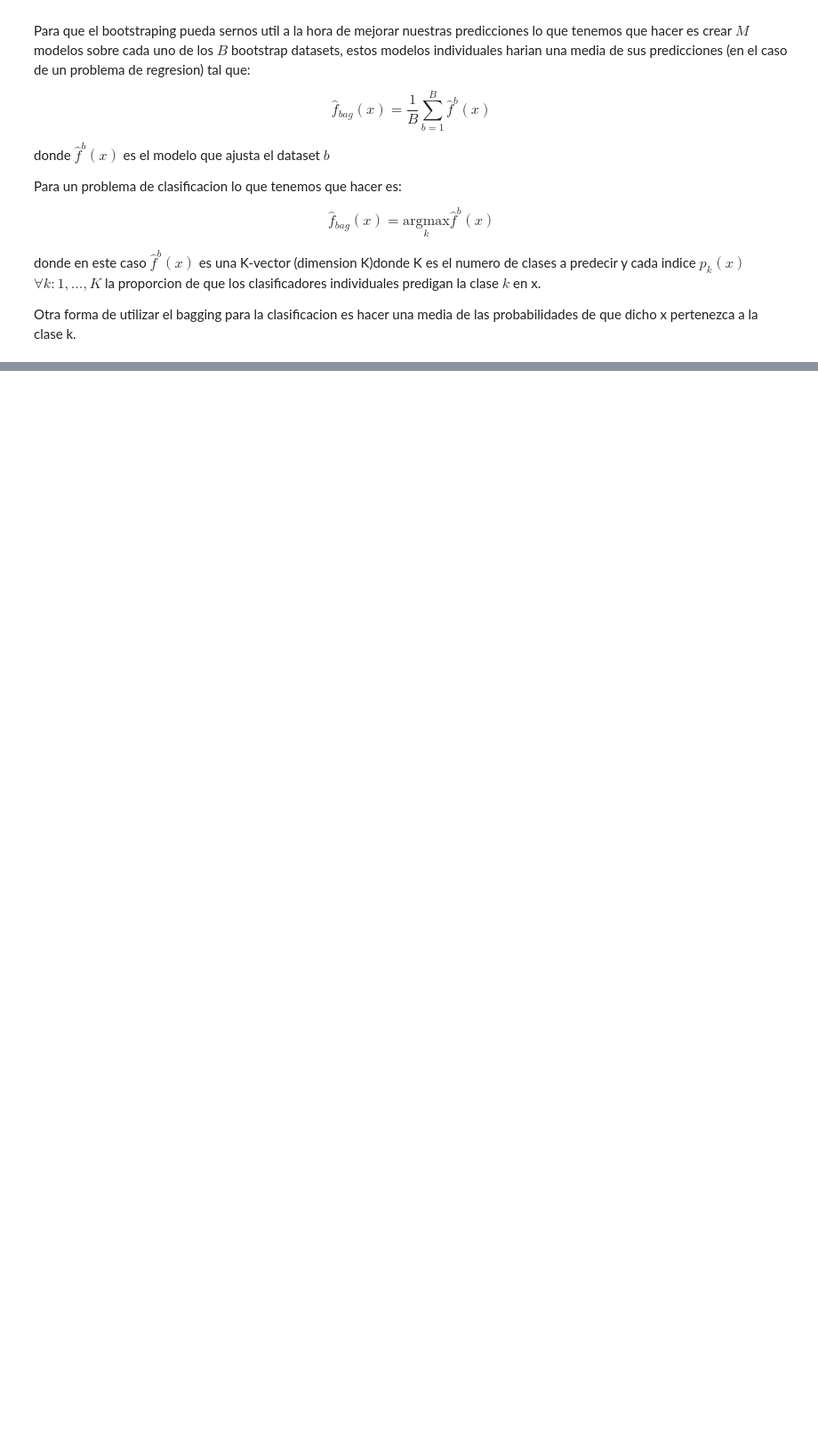
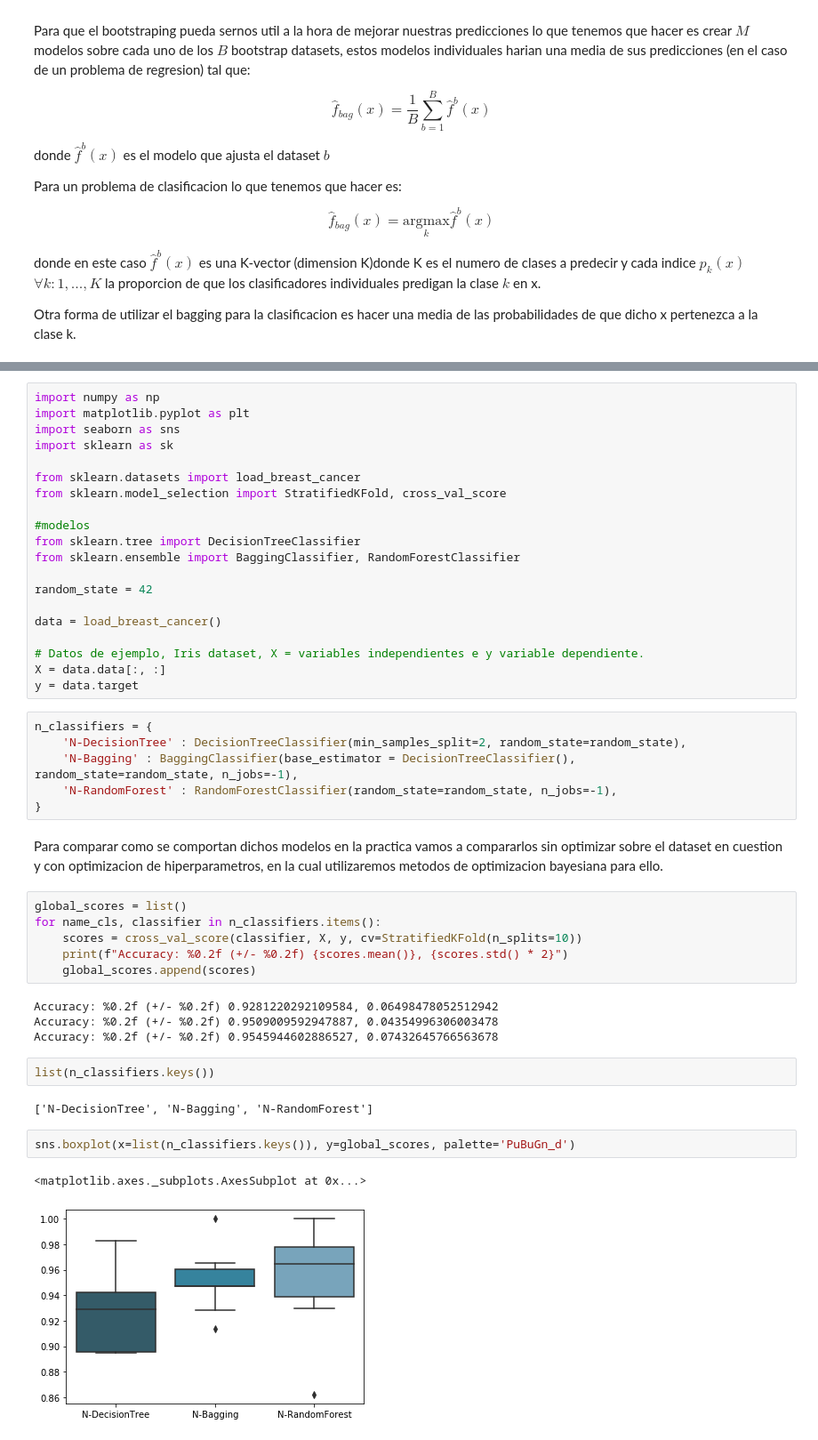
Before and after one commit to BlastingJavier/BlastingJavier.github.io, a Jupyter notebook: content/downloads/notebooks/ensemble_1.ipynb, the cells around one changed output, grey strips where cells are left out. Shown at 89% size. Drawn from its saved outputs; the diff is of its cells as text; blank space fills up the shorter version.

```diff
--- a/content/downloads/notebooks/ensemble_1.ipynb
+++ b/content/downloads/notebooks/ensemble_1.ipynb
@@ -60,0 +63,47 @@ Otra forma de utilizar el bagging para la clasificacion es hacer una media de la
+# %%
+import numpy as np
+import matplotlib.pyplot as plt
+import seaborn as sns
+import sklearn as sk
+
+from sklearn.datasets import load_breast_cancer
+from sklearn.model_selection import StratifiedKFold, cross_val_score
+
+#modelos
+from sklearn.tree import DecisionTreeClassifier
+from sklearn.ensemble import BaggingClassifier, RandomForestClassifier
+
+random_state = 42
+
+data = load_breast_cancer()
+
+# Datos de ejemplo, Iris dataset, X = variables independientes e y variable dependiente.
+X = data.data[:, :]
+y = data.target
+# %%
+n_classifiers = {
+    'N-DecisionTree' : DecisionTreeClassifier(min_samples_split=2, random_state=random_state),
+    'N-Bagging' : BaggingClassifier(base_estimator = DecisionTreeClassifier(),                      random_state=random_state, n_jobs=-1),
+    'N-RandomForest' : RandomForestClassifier(random_state=random_state, n_jobs=-1),
+}
+# %% [markdown]
+Para comparar como se comportan dichos modelos en la practica vamos a compararlos sin optimizar sobre el dataset en cuestion y con optimizacion de hiperparametros, en la cual utilizaremos metodos de optimizacion bayesiana para ello.
+# %%
+global_scores = list()
+for name_cls, classifier in n_classifiers.items():
+    scores = cross_val_score(classifier, X, y, cv=StratifiedKFold(n_splits=10))
+    print(f"Accuracy: %0.2f (+/- %0.2f) {scores.mean()}, {scores.std() * 2}")
+    global_scores.append(scores)
+# %% [output]
+Accuracy: %0.2f (+/- %0.2f) 0.9281220292109584, 0.06498478052512942
+Accuracy: %0.2f (+/- %0.2f) 0.9509009592947887, 0.04354996306003478
+Accuracy: %0.2f (+/- %0.2f) 0.9545944602886527, 0.07432645766563678
+# %%
+list(n_classifiers.keys())
+# %% [output]
+['N-DecisionTree', 'N-Bagging', 'N-RandomForest']
+# %%
+sns.boxplot(x=list(n_classifiers.keys()), y=global_scores, palette='PuBuGn_d')
+# %% [output]
+<matplotlib.axes._subplots.AxesSubplot at 0x...>
+[figure, added]
```
Also changed, not shown: parts of 11 cells of this notebook, 5 other files.
